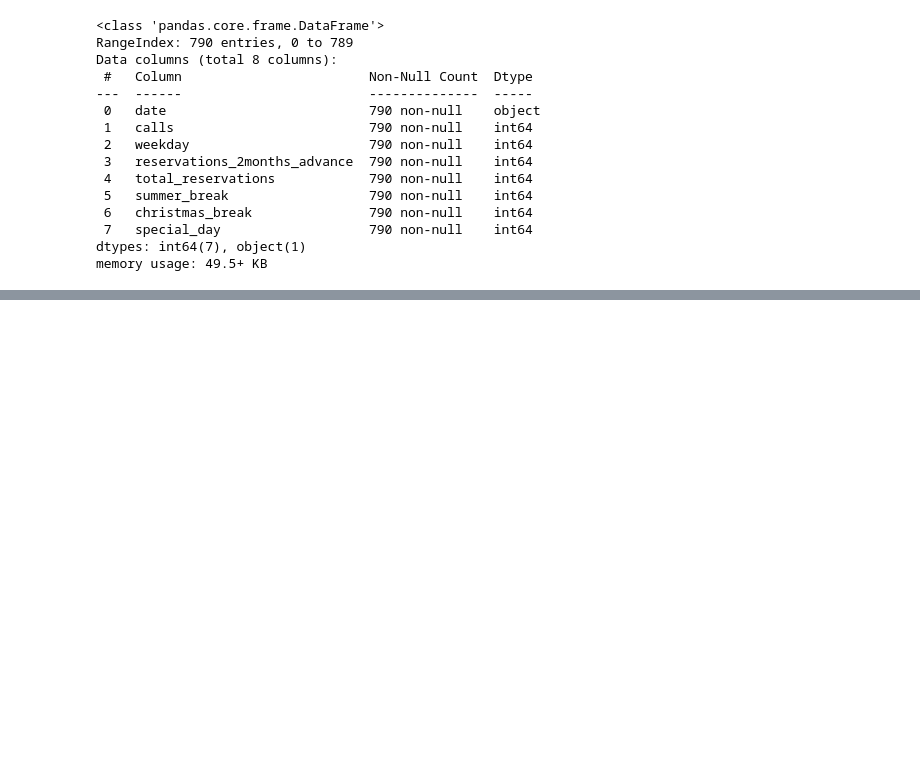
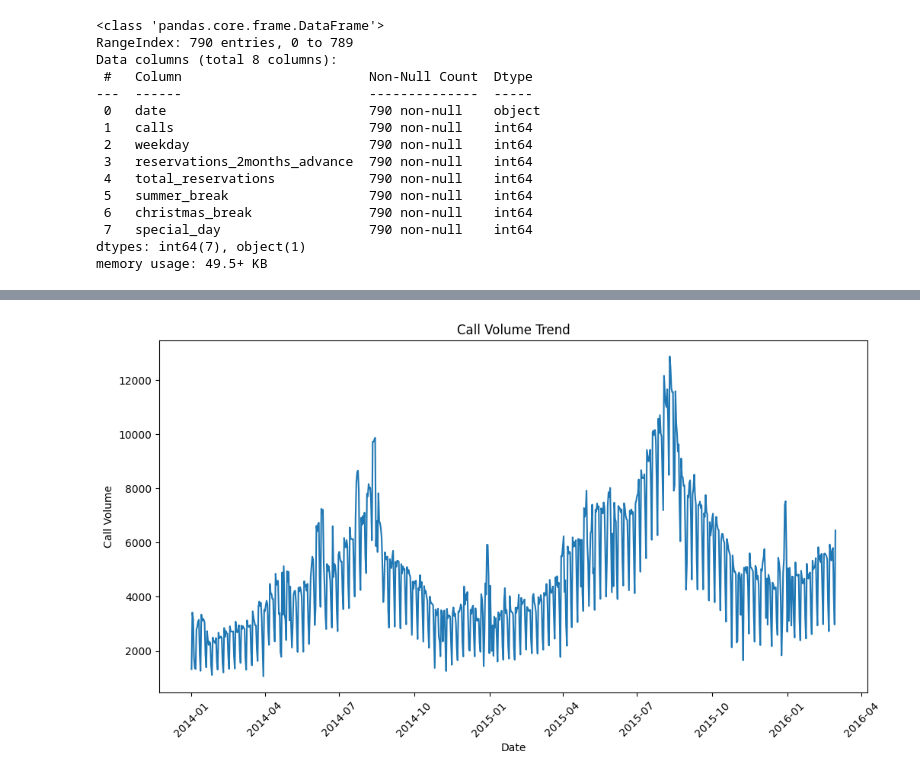
Before and after one commit to didulanthaisuru/TeleCall_Forecast, a Jupyter notebook: forecast-2-prophet.ipynb, the cells around one changed output, grey strips where cells are left out. Drawn from its saved outputs; the diff is of its cells as text; code cells hidden in the pictures; blank space fills up the shorter version.

Commit message:
visualize data

```diff
--- a/forecast-2-prophet.ipynb
+++ b/forecast-2-prophet.ipynb
@@ -43,3 +43,13 @@ Data columns (total 8 columns):
  7   special_day                   790 non-null    int64
 dtypes: int64(7), object(1)
 memory usage: 49.5+ KB
+# %%
+# Convert 'date' column to datetime format
+df['date'] = pd.to_datetime(df['date'])
+
+# Continue with datetime operations without setting 'date' as index
+df['dayofweek'] = df['date'].dt.dayofweek
+df['weekday'] = df['date'].dt.day_name()
+df['quarter'] = df['date'].dt.quarter
+df['month'] = df['date'].dt.month
+df['year'] = df['date'].dt.year
@@ -45,0 +65,3 @@ memory usage: 49.5+ KB
+# %%
+df['ds'] = pd.to_datetime(df['date'], format='%d-%m-%Y')
+df['y'] = df['calls']
@@ -45,0 +96,15 @@ memory usage: 49.5+ KB
+# %%
+# Set the size of the plot
+plt.figure(figsize=(12, 6))
+
+# Create the time series plot
+sns.lineplot(x="ds", y="y", data=df)
+plt.xticks(rotation=45)
+plt.xlabel('Date')
+plt.ylabel('Call Volume')
+plt.title('Call Volume Trend')
+
+# Show the plot
+plt.show()
+# %% [output]
+[figure, added]
```
Also changed, not shown: parts of 7 cells of this notebook.
